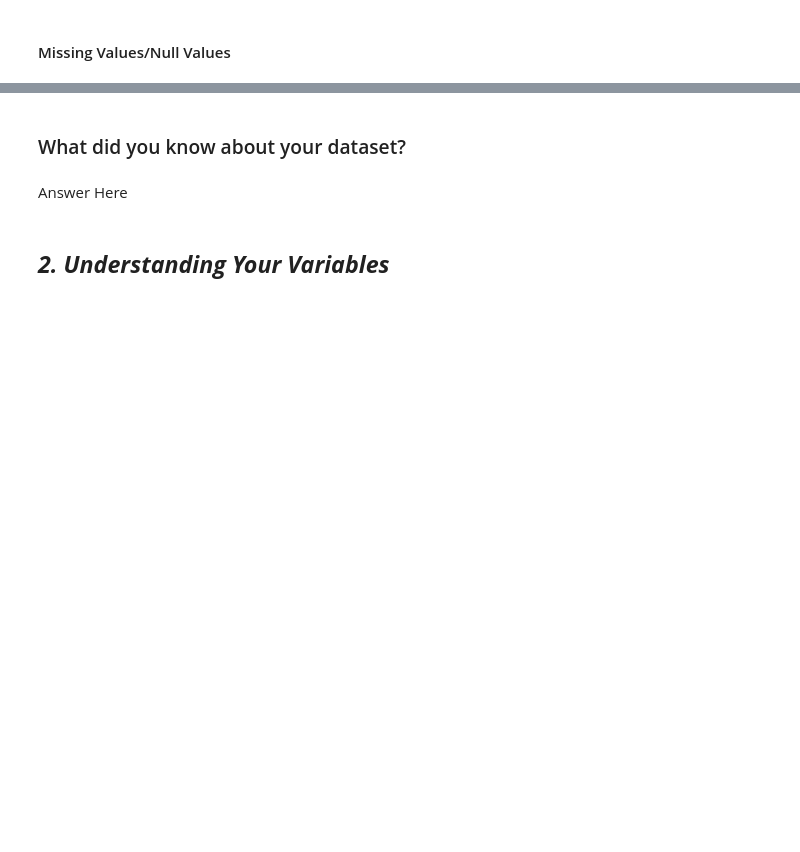
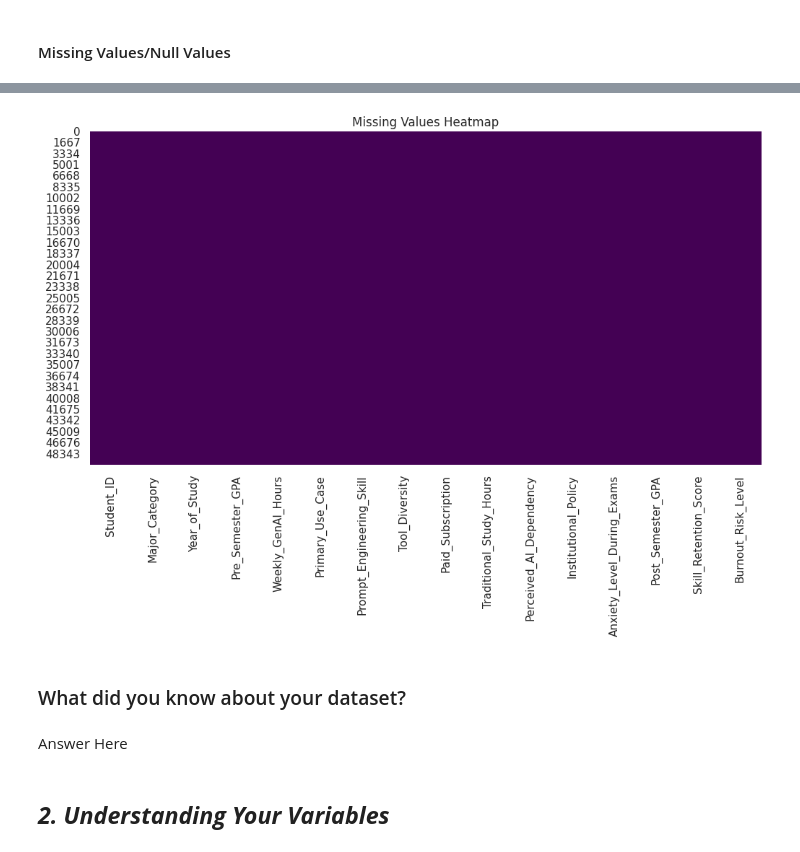
Before and after one commit to Ronak-si/AI-Student-Impact-EDA, a Jupyter notebook: Sample_EDA_Submission_Template.ipynb, the cells around one changed output, grey strips where cells are left out. Drawn from its saved outputs; the diff is of its cells as text; code cells hidden in the pictures; blank space fills up the shorter version.

```diff
--- a/Sample_EDA_Submission_Template.ipynb
+++ b/Sample_EDA_Submission_Template.ipynb
@@ -104,3 +227,14 @@ M - Multivariate Analysis
+# %%
+plt.figure(figsize=(12,6))
+
+sns.heatmap(df.isnull(),
+            cbar=False,
+            cmap="viridis")
+
+plt.title("Missing Values Heatmap")
+plt.show()
+# %% [output]
+[figure, added]
 # %% [markdown]
 ### What did you know about your dataset?
 # %% [markdown]
```
Also changed, not shown: parts of 19 cells of this notebook.
